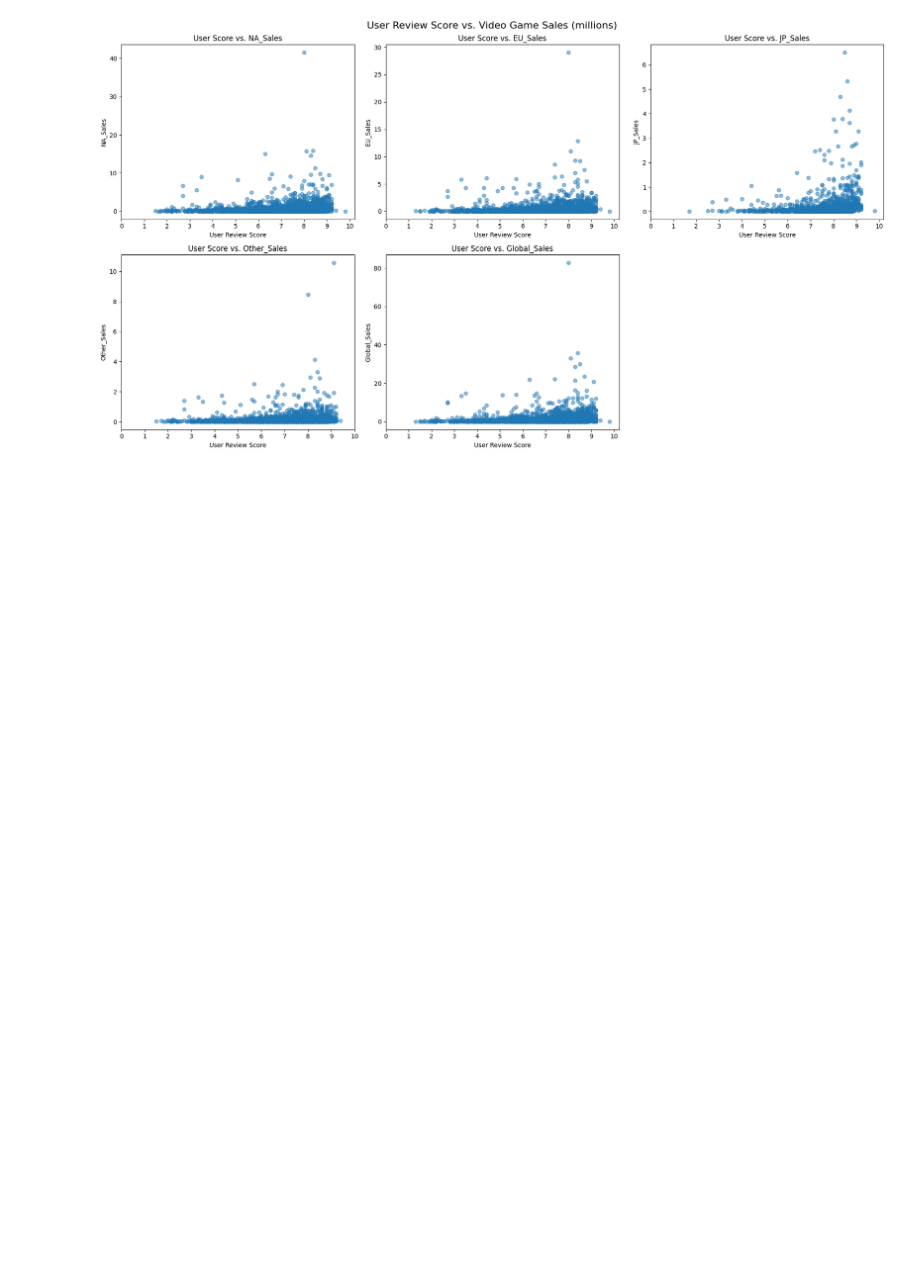
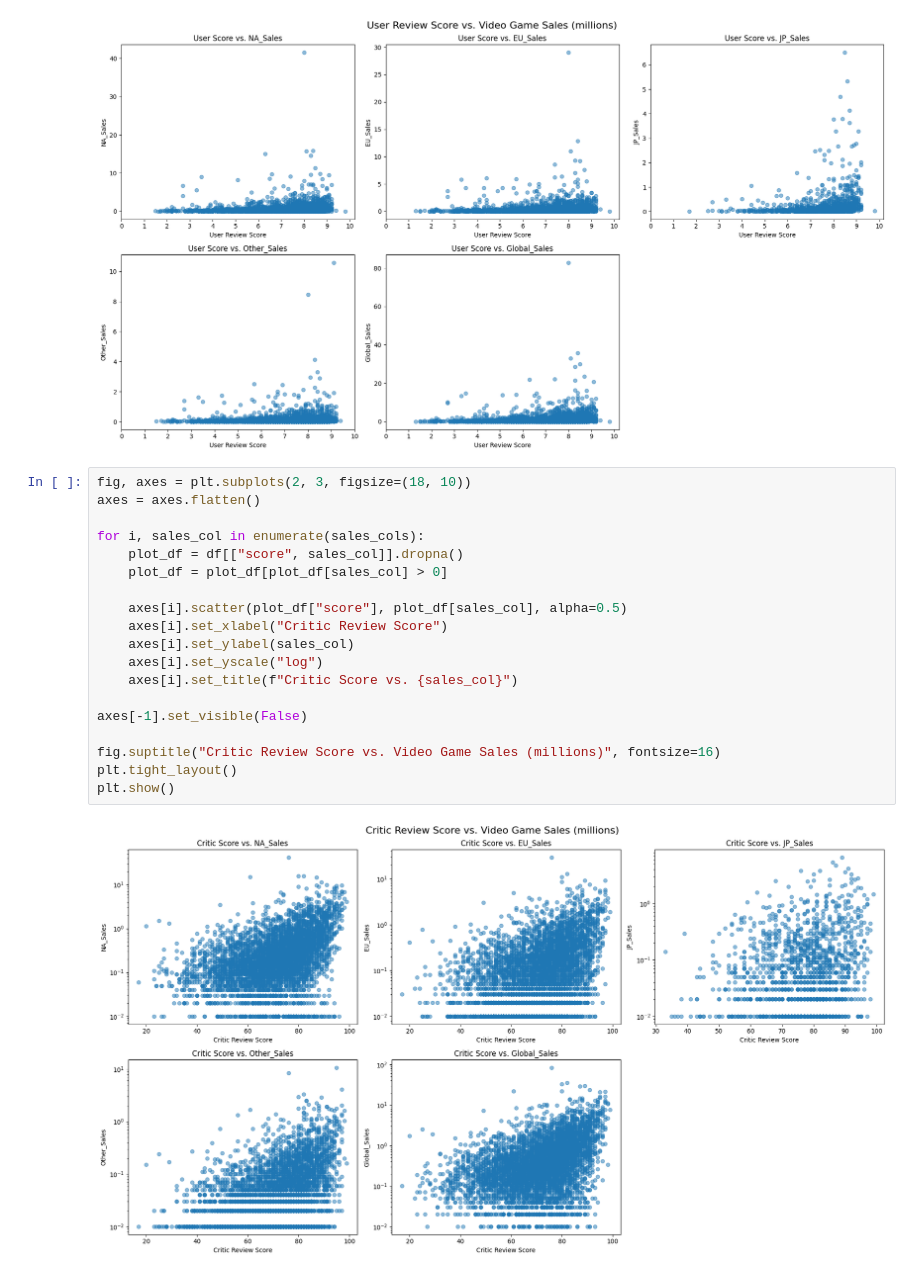
Before and after one commit to cchung6170/Data-Science-Project-2, a Jupyter notebook: Data Analysis.ipynb, the cells around one changed output. Saved outputs shown, nothing was run; the diff lists cells and outputs as text; blank space fills up the shorter version.

Commit message:
Log Charts and Writeup
Added log scaling charts at the end and word doc for the analysis report

```diff
--- a/Data Analysis.ipynb
+++ b/Data Analysis.ipynb
@@ -82,3 +95,24 @@ plt.tight_layout()
 plt.show()
 # %% [output]
 [figure]
+# %%
+fig, axes = plt.subplots(2, 3, figsize=(18, 10))
+axes = axes.flatten()
+
+for i, sales_col in enumerate(sales_cols):
+    plot_df = df[["score", sales_col]].dropna()
+    plot_df = plot_df[plot_df[sales_col] > 0]
+
+    axes[i].scatter(plot_df["score"], plot_df[sales_col], alpha=0.5)
+    axes[i].set_xlabel("Critic Review Score")
+    axes[i].set_ylabel(sales_col)
+    axes[i].set_yscale("log")
+    axes[i].set_title(f"Critic Score vs. {sales_col}")
+
+axes[-1].set_visible(False)
+
+fig.suptitle("Critic Review Score vs. Video Game Sales (millions)", fontsize=16)
+plt.tight_layout()
+plt.show()
+# %% [output]
+[figure, added]
```
Also changed, not shown: parts of 2 cells of this notebook, 1 other file.
